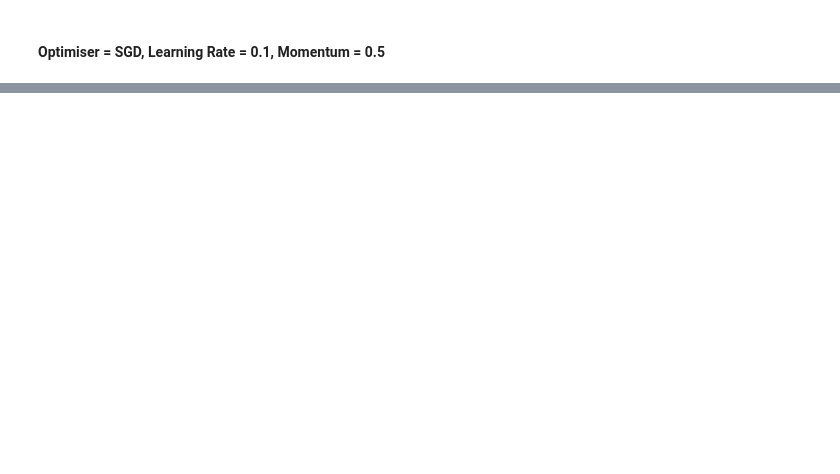
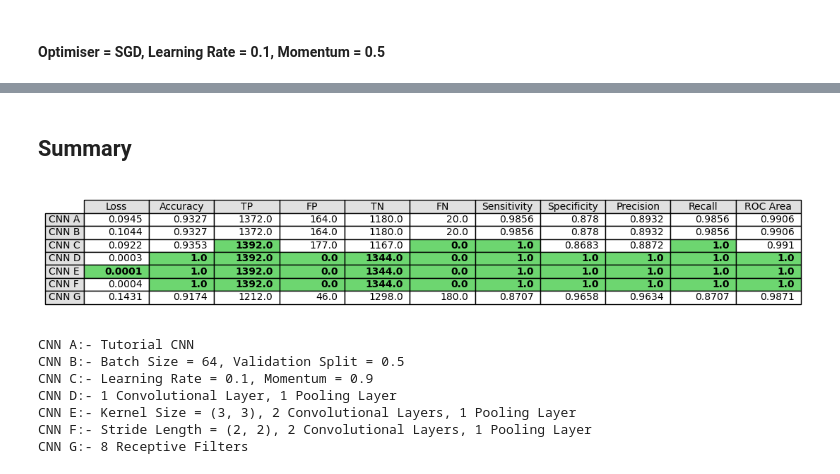
Before and after one commit to gd55hw/F20DL_DMML_Portfolio, a Jupyter notebook: F20DL_Lab11.ipynb, the cells around one changed output, grey strips where cells are left out. Cells and saved outputs as stored; diff of their text form; code cells hidden in the pictures; blank space fills up the shorter version.

Commit message:
Lab 11 - Add comments and highlighting in summary table

```diff
--- a/F20DL_Lab11.ipynb
+++ b/F20DL_Lab11.ipynb
@@ -29,7 +30,7 @@ mpl.rc('ytick', labelsize=10)
 # %%
 # Load the dataset into numpy arrays
 X = np.load("./datasets/smiley_X_new.npy")
-y = np.load("./datasets/smiley_Y_new.npy")
+y = np.load("./datasets/smiley_y_new.npy")
 # %%
 # X is a list of all images. Images are represented as columns of pixel values.
 # To get pixel (r, c) of image i, use X[i][r-1][c-1][0]
@@ -431,0 +609,8 @@ plt.show()
+# %%
+cnn3.fit(X_train, y_train, epochs=5)
+
+metrics = cnn3.evaluate(X_test,  y_test, verbose=0)
+metrics = set_sensitivity_specificity(metrics)
+metrics = np.asarray(metrics).round(4)
+metric_list.append(metrics)
+print('\nTest accuracy:', metrics[1])
@@ -431,0 +668,8 @@ plt.show()
+# %%
+cnn4.fit(X_train, y_train, epochs=5)
+
+metrics = cnn4.evaluate(X_test,  y_test, verbose=0)
+metrics = set_sensitivity_specificity(metrics)
+metrics = np.asarray(metrics).round(4)
+metric_list.append(metrics)
+print('\nTest accuracy:', metrics[1])
@@ -431,0 +689,51 @@ plt.show()
+# %% [markdown]
+## Summary
+# %%
+metric_list = np.asarray(metric_list)
+
+fig, ax = plt.subplots(figsize=(11, 2))
+
+# hide axes
+fig.patch.set_visible(False)
+ax.axis('off')
+ax.axis('tight')
+
+row_labels = ["CNN A", "CNN B", "CNN C", "CNN D", "CNN E", "CNN F", "CNN G"]
+col_colors = ["#E0E0E0"] * len(metric_labels)
+row_colors = ["#E0E0E0"] * len(row_labels)
+
+table = ax.table(metric_list,
+                 colLabels=metric_labels,
+                 rowLabels=row_labels,
+                 colColours=col_colors,
+                 rowColours=row_colors,
+                 loc="center")
+
+highlight_color = "#6DD670"
+highlight_best_vals(metric_list, table, highlight_color)
+
+table.auto_set_font_size(False)
+
+fig.tight_layout()
+
+plt.show()
+
+
+print("""
+CNN A:- Tutorial CNN
+CNN B:- Batch Size = 64, Validation Split = 0.5
+CNN C:- Learning Rate = 0.1, Momentum = 0.9
+CNN D:- 1 Convolutional Layer, 1 Pooling Layer
+CNN E:- Kernel Size = (3, 3), 2 Convolutional Layers, 1 Pooling Layer
+CNN F:- Stride Length = (2, 2), 2 Convolutional Layers, 1 Pooling Layer
+CNN G:- 8 Receptive Filters
+""")
+# %% [output]
+[figure, added]
+CNN A:- Tutorial CNN
+CNN B:- Batch Size = 64, Validation Split = 0.5
+CNN C:- Learning Rate = 0.1, Momentum = 0.9
+CNN D:- 1 Convolutional Layer, 1 Pooling Layer
+CNN E:- Kernel Size = (3, 3), 2 Convolutional Layers, 1 Pooling Layer
+CNN F:- Stride Length = (2, 2), 2 Convolutional Layers, 1 Pooling Layer
+CNN G:- 8 Receptive Filters
```
Also changed, not shown: parts of 71 cells of this notebook.
